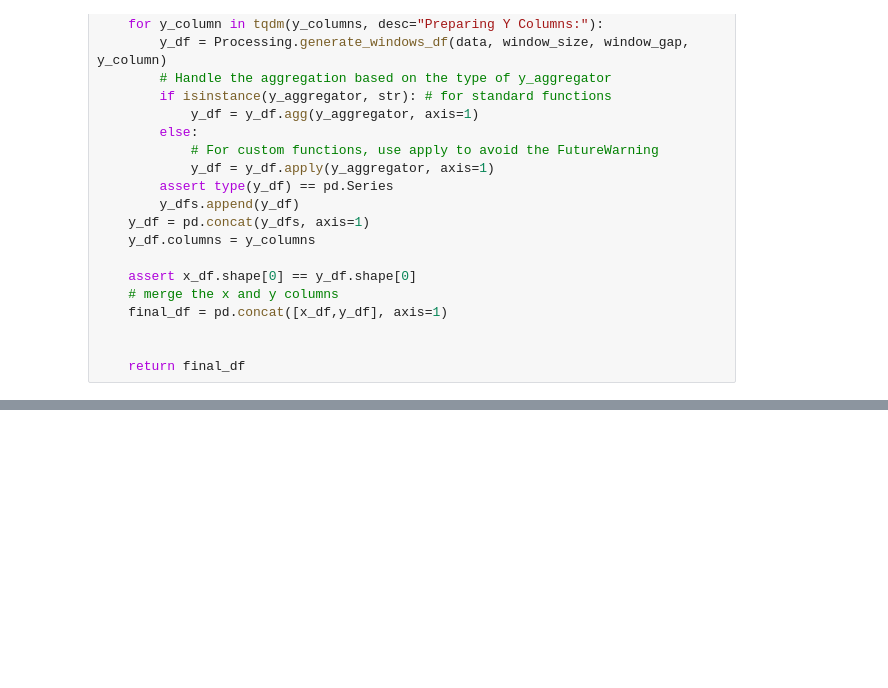
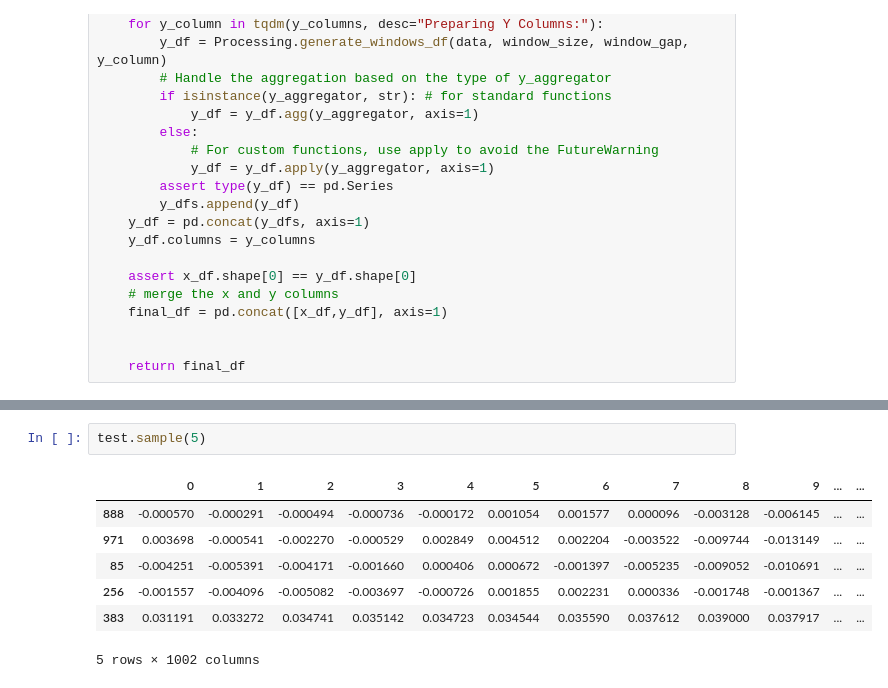
Before and after one commit to Dhyanesh-Panchal/GSR-research-and-stress-detection, a Jupyter notebook: notebooks/Data_prep.ipynb, the cells around one changed output, grey strips where cells are left out. Saved outputs shown, nothing was run; the diff lists cells and outputs as text; blank space fills up the shorter version.

```diff
--- a/notebooks/Data_prep.ipynb
+++ b/notebooks/Data_prep.ipynb
@@ -196,0 +197,10 @@ test
+# %%
+test.sample(5)
+# %% [output]
+|  | 0 | 1 | 2 | 3 | 4 | 5 | 6 | 7 | 8 | 9 | ... | ... |
+| 888 | -0.000570 | -0.000291 | -0.000494 | -0.000736 | -0.000172 | 0.001054 | 0.001577 | 0.000096 | -0.003128 | -0.006145 | ... | ... |
+| 971 | 0.003698 | -0.000541 | -0.002270 | -0.000529 | 0.002849 | 0.004512 | 0.002204 | -0.003522 | -0.009744 | -0.013149 | ... | ... |
+| 85 | -0.004251 | -0.005391 | -0.004171 | -0.001660 | 0.000406 | 0.000672 | -0.001397 | -0.005235 | -0.009052 | -0.010691 | ... | ... |
+| 256 | -0.001557 | -0.004096 | -0.005082 | -0.003697 | -0.000726 | 0.001855 | 0.002231 | 0.000336 | -0.001748 | -0.001367 | ... | ... |
+| 383 | 0.031191 | 0.033272 | 0.034741 | 0.035142 | 0.034723 | 0.034544 | 0.035590 | 0.037612 | 0.039000 | 0.037917 | ... | ... |
+5 rows × 1002 columns
```
Also changed, not shown: parts of 1 cell of this notebook, 1 other file.
